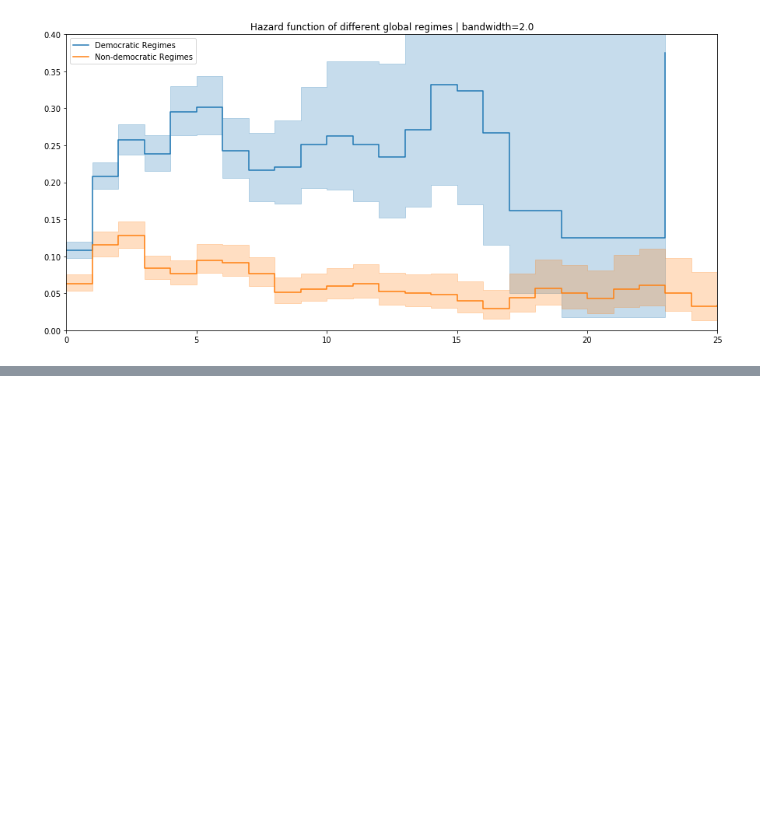
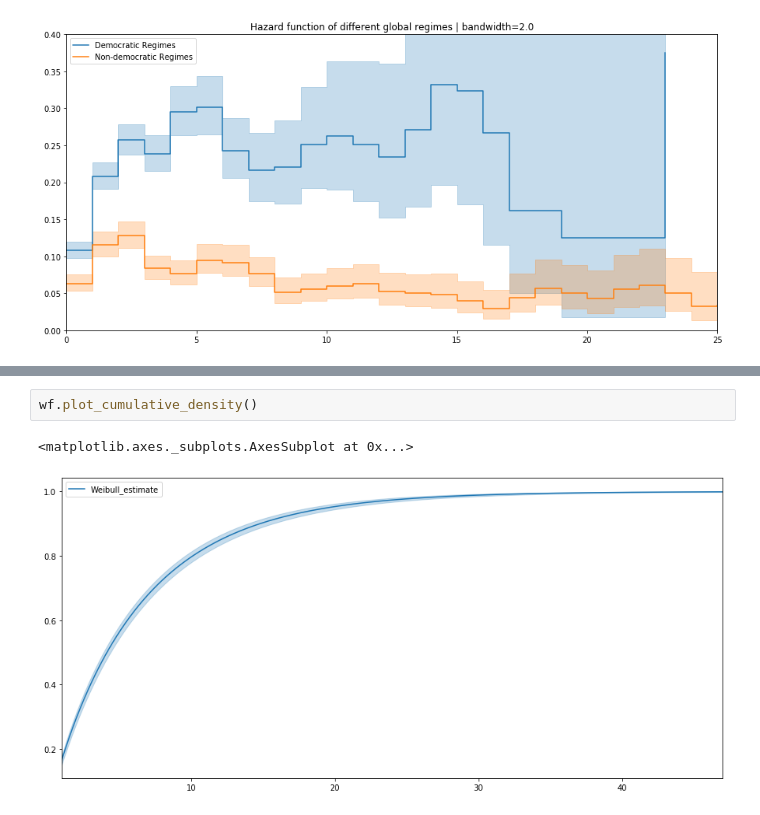
Before and after one commit to konvica/survival_analysis_demo, a Jupyter notebook: Leader_lifetime.ipynb, the cells around one changed output, grey strips where cells are left out. Saved outputs shown, nothing was run; the diff lists cells and outputs as text; blank space fills up the shorter version.

```diff
--- a/Leader_lifetime.ipynb
+++ b/Leader_lifetime.ipynb
@@ -150,0 +201,5 @@ plt.xlim(0, 25);
+# %%
+wf.plot_cumulative_density()
+# %% [output]
+<matplotlib.axes._subplots.AxesSubplot at 0x...>
+[figure, added]
```
Also changed, not shown: parts of 14 cells of this notebook, 1 other file.
